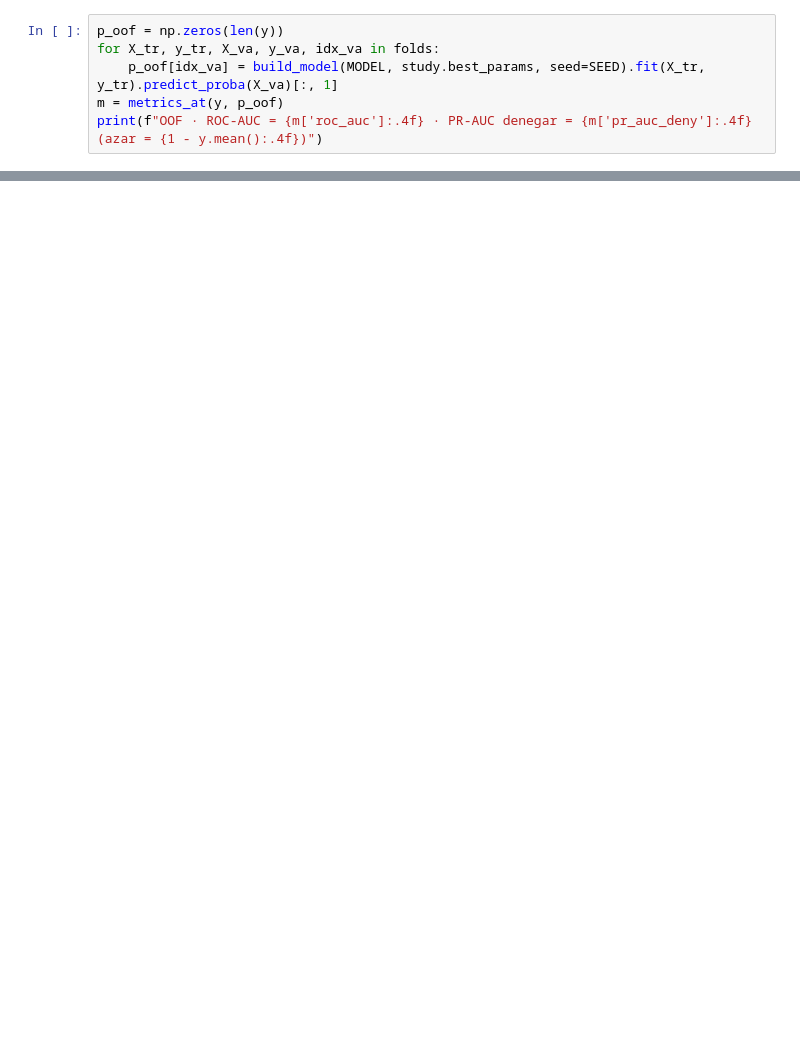
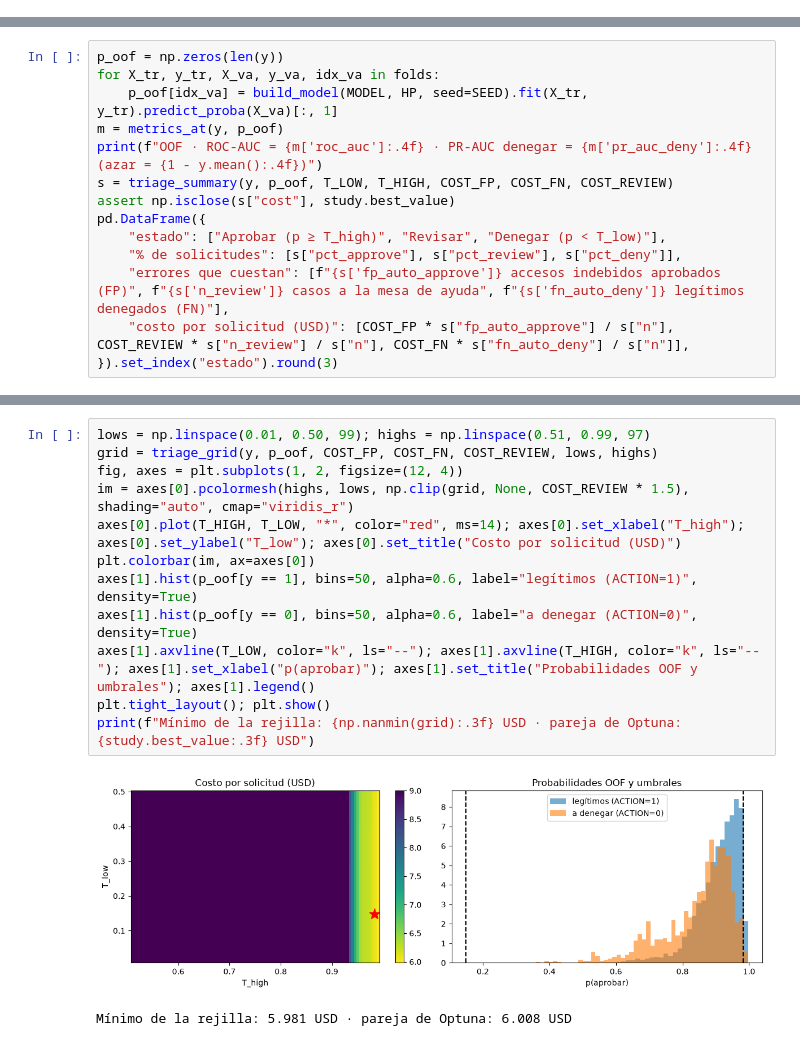
Before and after one commit to danielg7v/laboratorio-avanzado-iam, a Jupyter notebook: notebooks/06_optimizacion_optuna.ipynb, the cells around one changed output, grey strips where cells are left out. Cells and saved outputs as stored; diff of their text form; blank space fills up the shorter version.

```diff
--- a/notebooks/06_optimizacion_optuna.ipynb
+++ b/notebooks/06_optimizacion_optuna.ipynb
@@ -128,6 +0,0 @@ Para ajustar el umbral se necesitan probabilidades de filas que el modelo **no v
-# %%
-p_oof = np.zeros(len(y))
-for X_tr, y_tr, X_va, y_va, idx_va in folds:
-    p_oof[idx_va] = build_model(MODEL, study.best_params, seed=SEED).fit(X_tr, y_tr).predict_proba(X_va)[:, 1]
-m = metrics_at(y, p_oof)
-print(f"OOF · ROC-AUC = {m['roc_auc']:.4f} · PR-AUC denegar = {m['pr_auc_deny']:.4f} (azar = {1 - y.mean():.4f})")
@@ -286,0 +119,14 @@ probabilidades de ejemplo: [0.926 0.995 1.    1.    1.   ] → decisión: ['dene
+# %%
+p_oof = np.zeros(len(y))
+for X_tr, y_tr, X_va, y_va, idx_va in folds:
+    p_oof[idx_va] = build_model(MODEL, HP, seed=SEED).fit(X_tr, y_tr).predict_proba(X_va)[:, 1]
+m = metrics_at(y, p_oof)
+print(f"OOF · ROC-AUC = {m['roc_auc']:.4f} · PR-AUC denegar = {m['pr_auc_deny']:.4f} (azar = {1 - y.mean():.4f})")
+s = triage_summary(y, p_oof, T_LOW, T_HIGH, COST_FP, COST_FN, COST_REVIEW)
+assert np.isclose(s["cost"], study.best_value)
+pd.DataFrame({
+    "estado": ["Aprobar (p ≥ T_high)", "Revisar", "Denegar (p < T_low)"],
+    "% de solicitudes": [s["pct_approve"], s["pct_review"], s["pct_deny"]],
+    "errores que cuestan": [f"{s['fp_auto_approve']} accesos indebidos aprobados (FP)", f"{s['n_review']} casos a la mesa de ayuda", f"{s['fn_auto_deny']} legítimos denegados (FN)"],
+    "costo por solicitud (USD)": [COST_FP * s["fp_auto_approve"] / s["n"], COST_REVIEW * s["n_review"] / s["n"], COST_FN * s["fn_auto_deny"] / s["n"]],
+}).set_index("estado").round(3)
@@ -286,0 +144,15 @@ probabilidades de ejemplo: [0.926 0.995 1.    1.    1.   ] → decisión: ['dene
+# %%
+lows = np.linspace(0.01, 0.50, 99); highs = np.linspace(0.51, 0.99, 97)
+grid = triage_grid(y, p_oof, COST_FP, COST_FN, COST_REVIEW, lows, highs)
+fig, axes = plt.subplots(1, 2, figsize=(12, 4))
+im = axes[0].pcolormesh(highs, lows, np.clip(grid, None, COST_REVIEW * 1.5), shading="auto", cmap="viridis_r")
+axes[0].plot(T_HIGH, T_LOW, "*", color="red", ms=14); axes[0].set_xlabel("T_high"); axes[0].set_ylabel("T_low"); axes[0].set_title("Costo por solicitud (USD)")
+plt.colorbar(im, ax=axes[0])
+axes[1].hist(p_oof[y == 1], bins=50, alpha=0.6, label="legítimos (ACTION=1)", density=True)
+axes[1].hist(p_oof[y == 0], bins=50, alpha=0.6, label="a denegar (ACTION=0)", density=True)
+axes[1].axvline(T_LOW, color="k", ls="--"); axes[1].axvline(T_HIGH, color="k", ls="--"); axes[1].set_xlabel("p(aprobar)"); axes[1].set_title("Probabilidades OOF y umbrales"); axes[1].legend()
+plt.tight_layout(); plt.show()
+print(f"Mínimo de la rejilla: {np.nanmin(grid):.3f} USD · pareja de Optuna: {study.best_value:.3f} USD")
+# %% [output]
+[figure, added]
+Mínimo de la rejilla: 5.981 USD · pareja de Optuna: 6.008 USD
```
Also changed, not shown: parts of 45 cells of this notebook, 16 other files.
